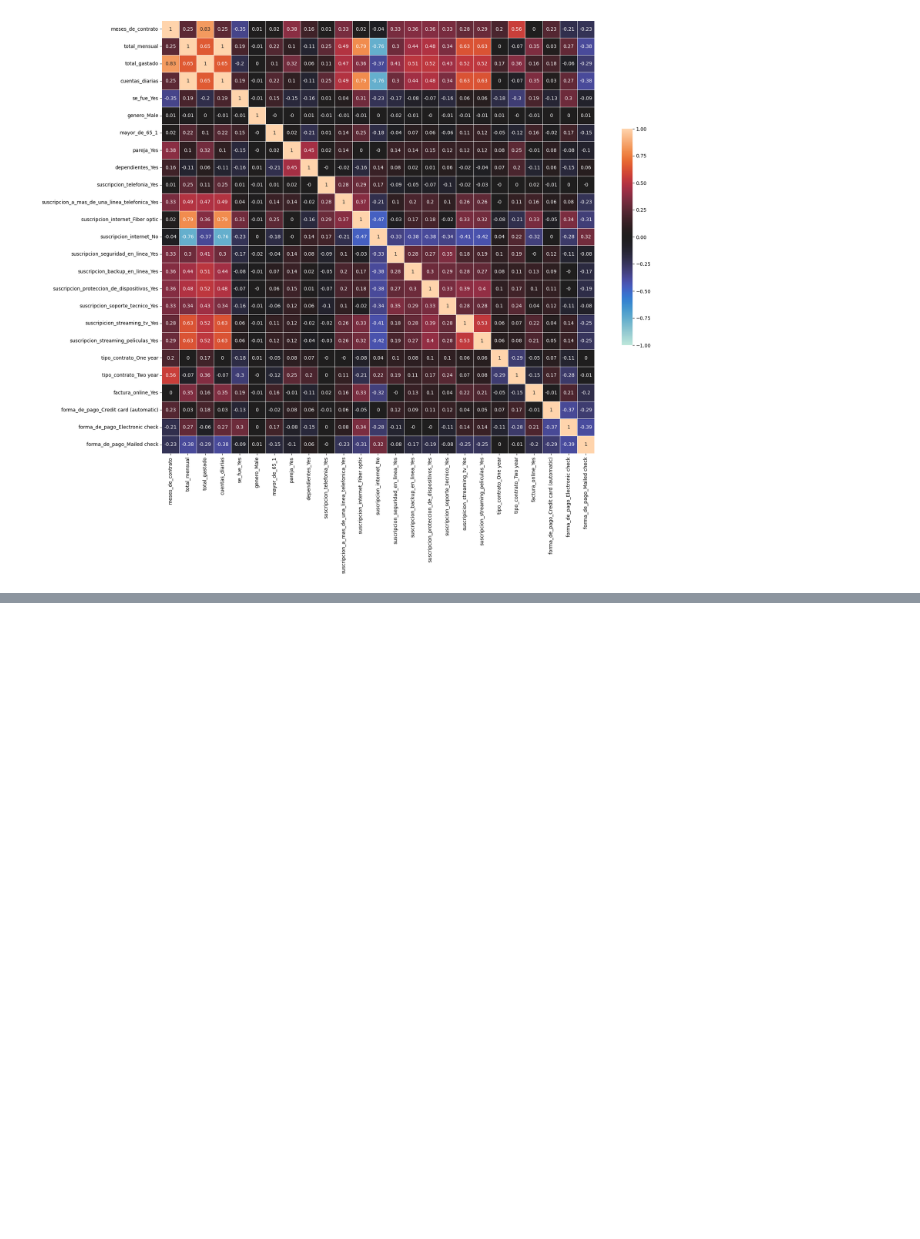
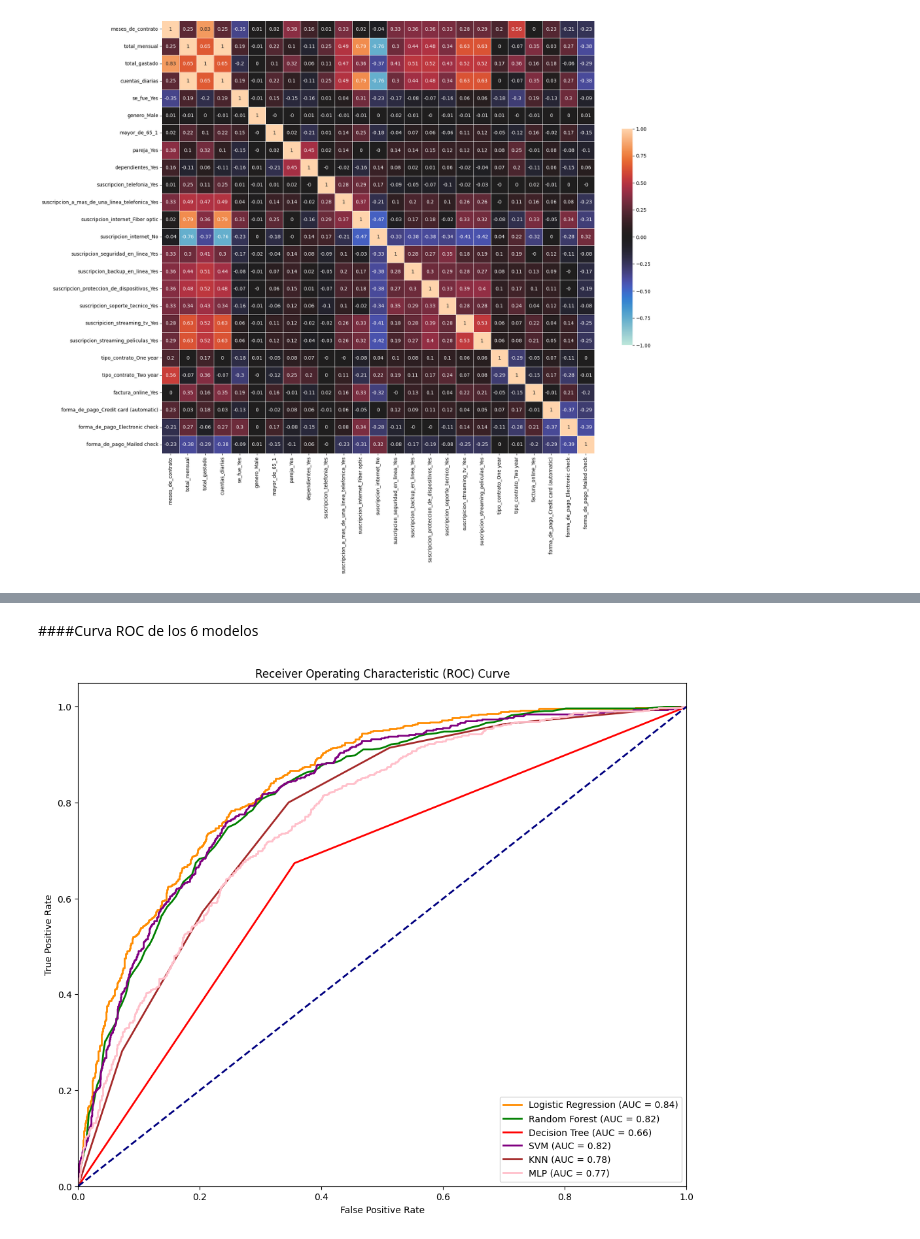
Before and after one commit to AlvinMontes/TelecomX_parte2, a Jupyter notebook: TelecomX_parte2.ipynb, the cells around one changed output, grey strips where cells are left out. Saved outputs shown, nothing was run; the diff lists cells and outputs as text; code cells hidden in the pictures; blank space fills up the shorter version.

```diff
--- a/TelecomX_parte2.ipynb
+++ b/TelecomX_parte2.ipynb
@@ -174,0 +580,17 @@ plt.show()
+# %%
+from sklearn.neural_network import MLPClassifier
+
+# Instanciar y entrenar
+mlp = MLPClassifier(random_state=42, max_iter=1000) # max_iter increased for convergence
+mlp.fit(X_train_bal, y_train_bal)
+
+# Predicciones
+y_pred_mlp = mlp.predict(X_test_scaled)
+y_prob_mlp = mlp.predict_proba(X_test_scaled)[:, 1]
+
+# Evaluación
+print("Red Neuronal (MLP)")
+print("Exactitud:", accuracy_score(y_test, y_pred_mlp))
+print("ROC AUC:", roc_auc_score(y_test, y_prob_mlp))
+print("Matriz de Confusión:\n", confusion_matrix(y_test, y_pred_mlp))
+print(classification_report(y_test, y_pred_mlp))
@@ -174,0 +612,31 @@ plt.show()
+# %% [markdown]
+####Curva ROC de los 6 modelos
+# %%
+# Calculate ROC curve for KNN
+fpr_knn, tpr_knn, thresholds_knn = roc_curve(y_test, y_prob_knn)
+roc_auc_knn = auc(fpr_knn, tpr_knn)
+
+# Calculate ROC curve for MLP
+fpr_mlp, tpr_mlp, thresholds_mlp = roc_curve(y_test, y_prob_mlp)
+roc_auc_mlp = auc(fpr_mlp, tpr_mlp)
+
+# Plot ROC curves
+plt.figure(figsize=(12, 10))
+plt.plot(fpr_lr, tpr_lr, color='darkorange', lw=2, label='Logistic Regression (AUC = %0.2f)' % roc_auc_lr)
+plt.plot(fpr_rf, tpr_rf, color='green', lw=2, label='Random Forest (AUC = %0.2f)' % roc_auc_rf)
+plt.plot(fpr_dt, tpr_dt, color='red', lw=2, label='Decision Tree (AUC = %0.2f)' % roc_auc_dt)
+plt.plot(fpr_svm, tpr_svm, color='purple', lw=2, label='SVM (AUC = %0.2f)' % roc_auc_svm)
+plt.plot(fpr_knn, tpr_knn, color='brown', lw=2, label='KNN (AUC = %0.2f)' % roc_auc_knn)
+plt.plot(fpr_mlp, tpr_mlp, color='pink', lw=2, label='MLP (AUC = %0.2f)' % roc_auc_mlp)
+
+
+plt.plot([0, 1], [0, 1], color='navy', lw=2, linestyle='--')
+plt.xlim([0.0, 1.0])
+plt.ylim([0.0, 1.05])
+plt.xlabel('False Positive Rate')
+plt.ylabel('True Positive Rate')
+plt.title('Receiver Operating Characteristic (ROC) Curve')
+plt.legend(loc="lower right")
+plt.show()
+# %% [output]
+[figure, added]
```
Also changed, not shown: parts of 34 cells of this notebook.
